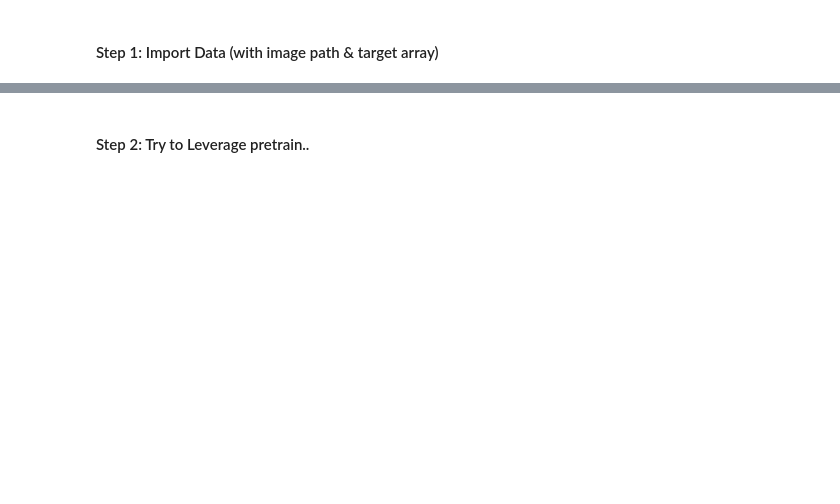
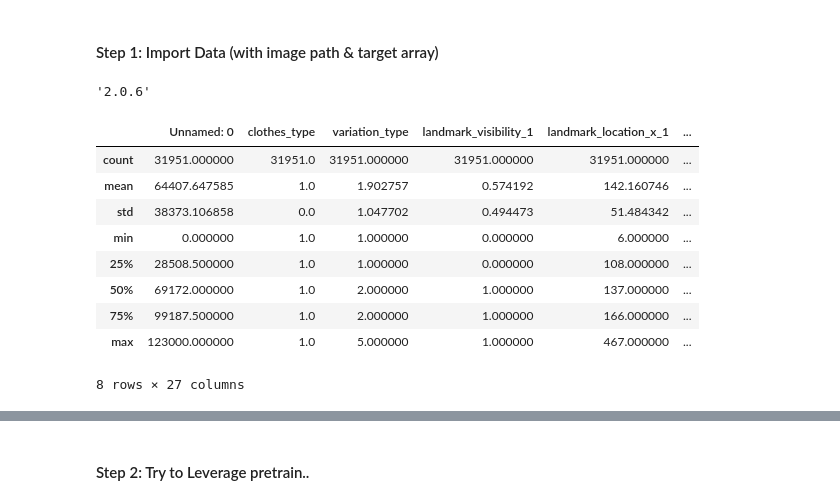
Before and after one commit to julialintern/fashionNet, a Jupyter notebook: VGG_upper_blue.ipynb, the cells around one changed output, grey strips where cells are left out. Cells and saved outputs as stored; diff of their text form; code cells hidden in the pictures; blank space fills up the shorter version.

```diff
--- a/VGG_upper_blue.ipynb
+++ b/VGG_upper_blue.ipynb
@@ -36,0 +42,19 @@ Using gpu device 0: GRID K520 (CNMeM is enabled with initial size: 95.0% of memo
+# %%
+keras.__version__
+# %% [output]
+'2.0.6'
+# %%
+# Note: now 0's are occluded & 1's are visible!
+train_index=pd.read_csv('upper_files.csv')
+train_index.describe()
+# %% [output]
+|  | Unnamed: 0 | clothes_type | variation_type | landmark_visibility_1 | landmark_location_x_1 | ... |
+| count | 31951.000000 | 31951.0 | 31951.000000 | 31951.000000 | 31951.000000 | ... |
+| mean | 64407.647585 | 1.0 | 1.902757 | 0.574192 | 142.160746 | ... |
+| std | 38373.106858 | 0.0 | 1.047702 | 0.494473 | 51.484342 | ... |
+| min | 0.000000 | 1.0 | 1.000000 | 0.000000 | 6.000000 | ... |
+| 25% | 28508.500000 | 1.0 | 1.000000 | 0.000000 | 108.000000 | ... |
+| 50% | 69172.000000 | 1.0 | 2.000000 | 1.000000 | 137.000000 | ... |
+| 75% | 99187.500000 | 1.0 | 2.000000 | 1.000000 | 166.000000 | ... |
+| max | 123000.000000 | 1.0 | 5.000000 | 1.000000 | 467.000000 | ... |
+8 rows × 27 columns
```
Also changed, not shown: parts of 39 cells of this notebook.
